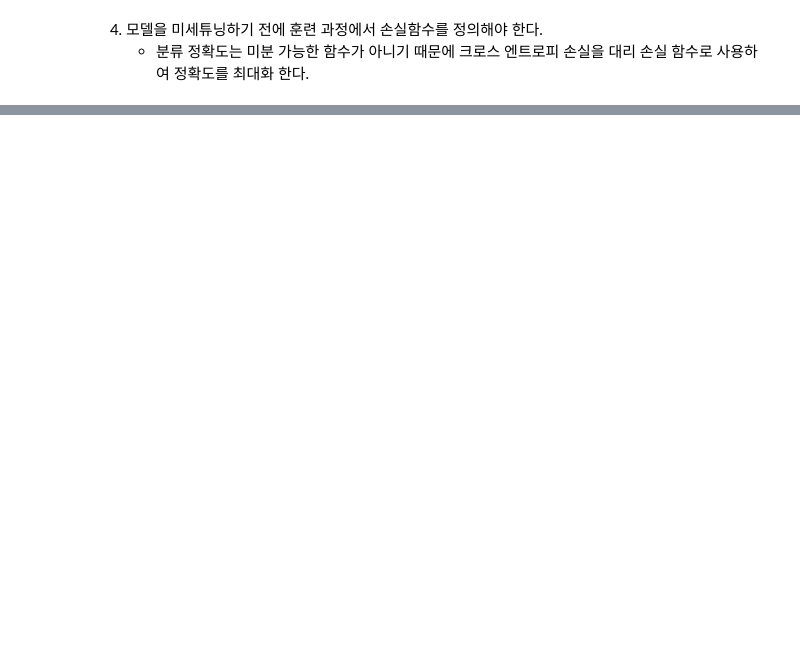
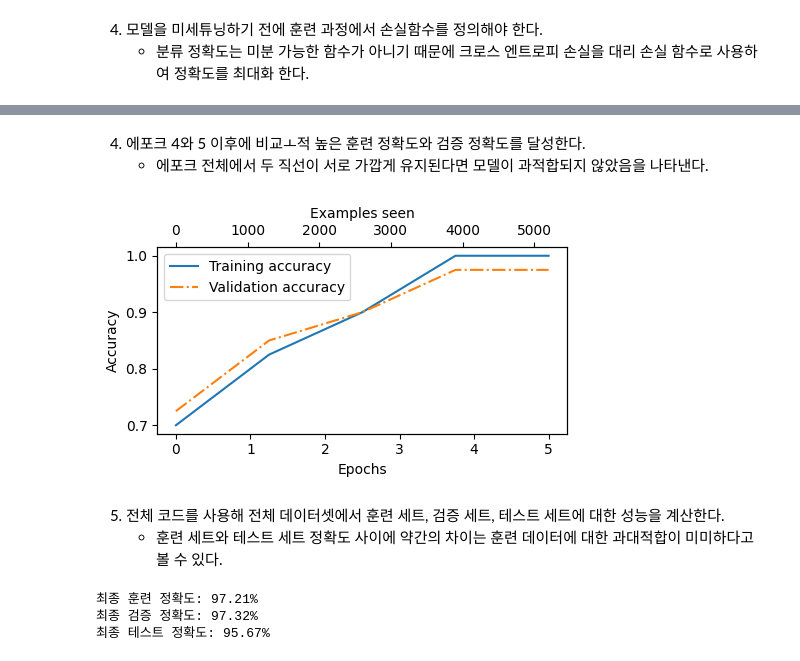
Before and after one commit to redinbluesky/llm-from-scratch, a Jupyter notebook: 06_분류를_위해_미세_듀닝하기.ipynb, the cells around one changed output, grey strips where cells are left out. Drawn from its saved outputs; the diff is of its cells as text; code cells hidden in the pictures; blank space fills up the shorter version.

```diff
--- a/06_분류를_위해_미세_듀닝하기.ipynb
+++ b/06_분류를_위해_미세_듀닝하기.ipynb
@@ -504,7 +519,7 @@ torch.manual_seed(123)  # 재현성을 위해 시드 설정
 num_classes = 2  # "ham"과 "spam"의 두 클래스
 
 # param.requires_grad 값은 기본적으로 True로 설정되어 있어 모델에서 이 층만 학습된다.
-model.out_head = torch.nn.Linear(in_features=BASE_CONFIG["emb_dim"], out_features=num_classes, bias=True)
+model.out_head = torch.nn.Linear(in_features=BASE_CONFIG["emb_dim"], out_features=num_classes)
 
 # 마지막 트랜스포머 블록과 마지막 LayerNorm 모듈을 훈련 가능하게 설정
 for param in model.trf_blocks[-1].parameters():
@@ -646,8 +657,7 @@ print(f"테스트 세트 정확도 (10개 배치): {test_accuracy*100:.2f}")
    - 분류 정확도는 미분 가능한 함수가 아니기 때문에 크로스 엔트로피 손실을 대리 손실 함수로 사용하여 정확도를 최대화 한다.
 # %%
 def calc_loss_batch(input_batch, target_batch, model, device):
-    input_batch = input_batch.to(device)
-    target_batch = target_batch.to(device)
+    input_batch, target_batch = input_batch.to(device), target_batch.to(device)
     logits = model(input_batch)[:, -1, :]  # 마지막 출력 토큰의 로짓
     loss = torch.nn.functional.cross_entropy(logits, target_batch)
     return loss
@@ -692,0 +702,8 @@ print(f"테스트 세트 손실 (10개 배치): {test_loss:.4f}")
+# %%
+def evaluate_model(model, train_loader, val_loader, device, eval_iter):
+    model.eval()
+    with torch.no_grad():
+        train_loss = calc_loss_loader(train_loader, model, device, num_batches=eval_iter)
+        val_loss = calc_loss_loader(val_loader, model, device, num_batches=eval_iter)
+    model.train()
+    return train_loss, val_loss
@@ -692,0 +823,28 @@ print(f"테스트 세트 손실 (10개 배치): {test_loss:.4f}")
+# %% [markdown]
+4. 에포크 4와 5 이후에 비교ㅗ적 높은 훈련 정확도와 검증 정확도를 달성한다.
+   - 에포크 전체에서 두 직선이 서로 가깝게 유지된다면 모델이 과적합되지 않았음을 나타낸다.
+# %%
+# linspace를 사용하여 정확도 플롯을 위한 x축 값 생성
+#   - 에포크 수에 따라 x축 값을 생성합니다.
+#   - len(train_accs)는 정확도가 기록된 횟수입니다.
+epochs_tensor = torch.linspace(0, num_epochs, len(train_accs))
+examples_seen_tensor = torch.linspace(0, examples_seen, len(train_accs))
+
+plot_values(epochs_tensor, examples_seen_tensor, train_accs, val_accs, label="accuracy")
+# %% [output]
+[figure, added]
+# %% [markdown]
+5. 전체 코드를 사용해 전체 데이터셋에서 훈련 세트, 검증 세트, 테스트 세트에 대한 성능을 계산한다.
+   - 훈련 세트와 테스트 세트 정확도 사이에 약간의 차이는 훈련 데이터에 대한 과대적합이 미미하다고 볼 수 있다.
+# %%
+train_accuracy = calc_accuracy_loader(train_loader, model, device)
+val_accuracy = calc_accuracy_loader(val_loader, model, device)
+test_accuracy = calc_accuracy_loader(test_loader, model, device)
+
+print(f"최종 훈련 정확도: {train_accuracy*100:.2f}%")
+print(f"최종 검증 정확도: {val_accuracy*100:.2f}%")
+print(f"최종 테스트 정확도: {test_accuracy*100:.2f}%")
+# %% [output]
+최종 훈련 정확도: 97.21%
+최종 검증 정확도: 97.32%
+최종 테스트 정확도: 95.67%
```
Also changed, not shown: parts of 27 cells of this notebook, 5 other files.
